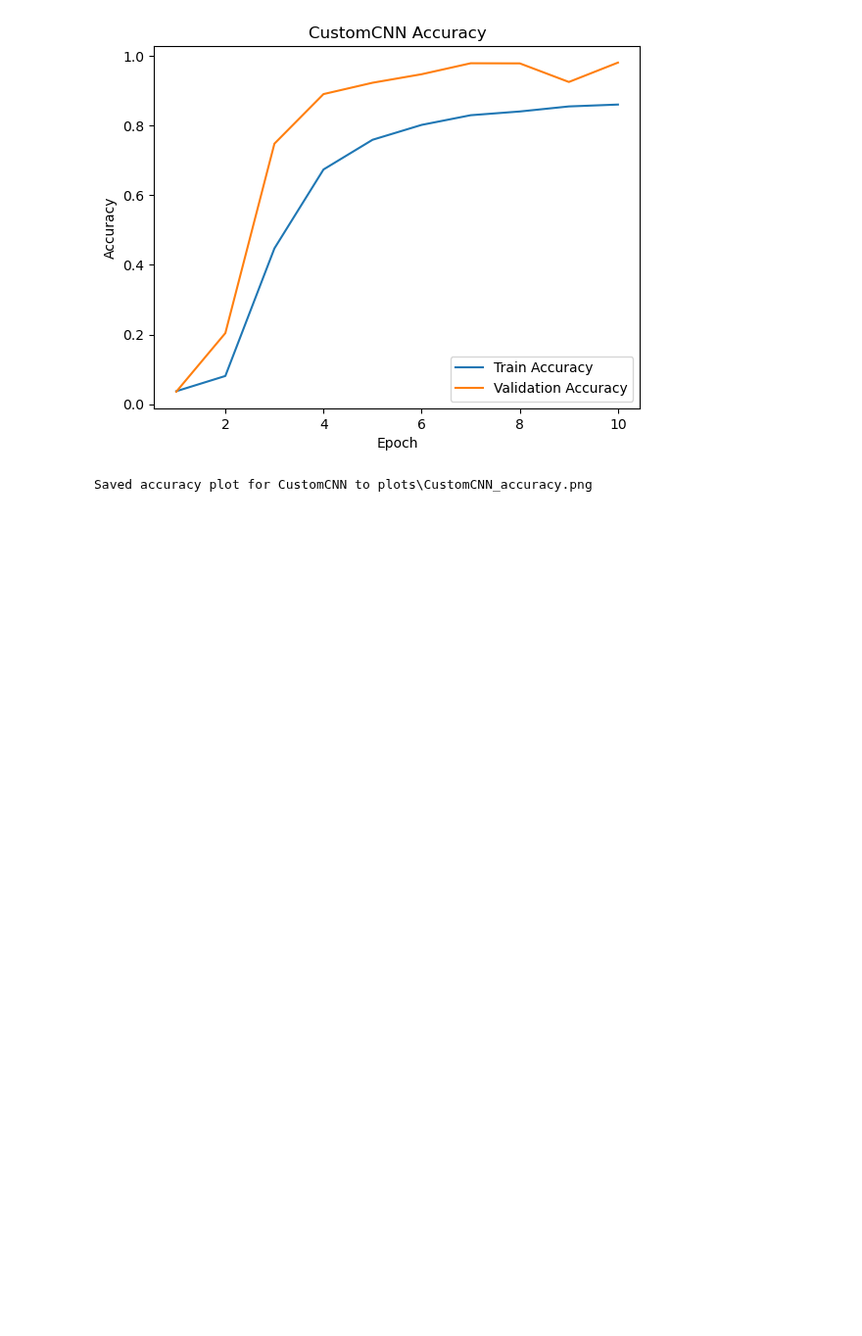
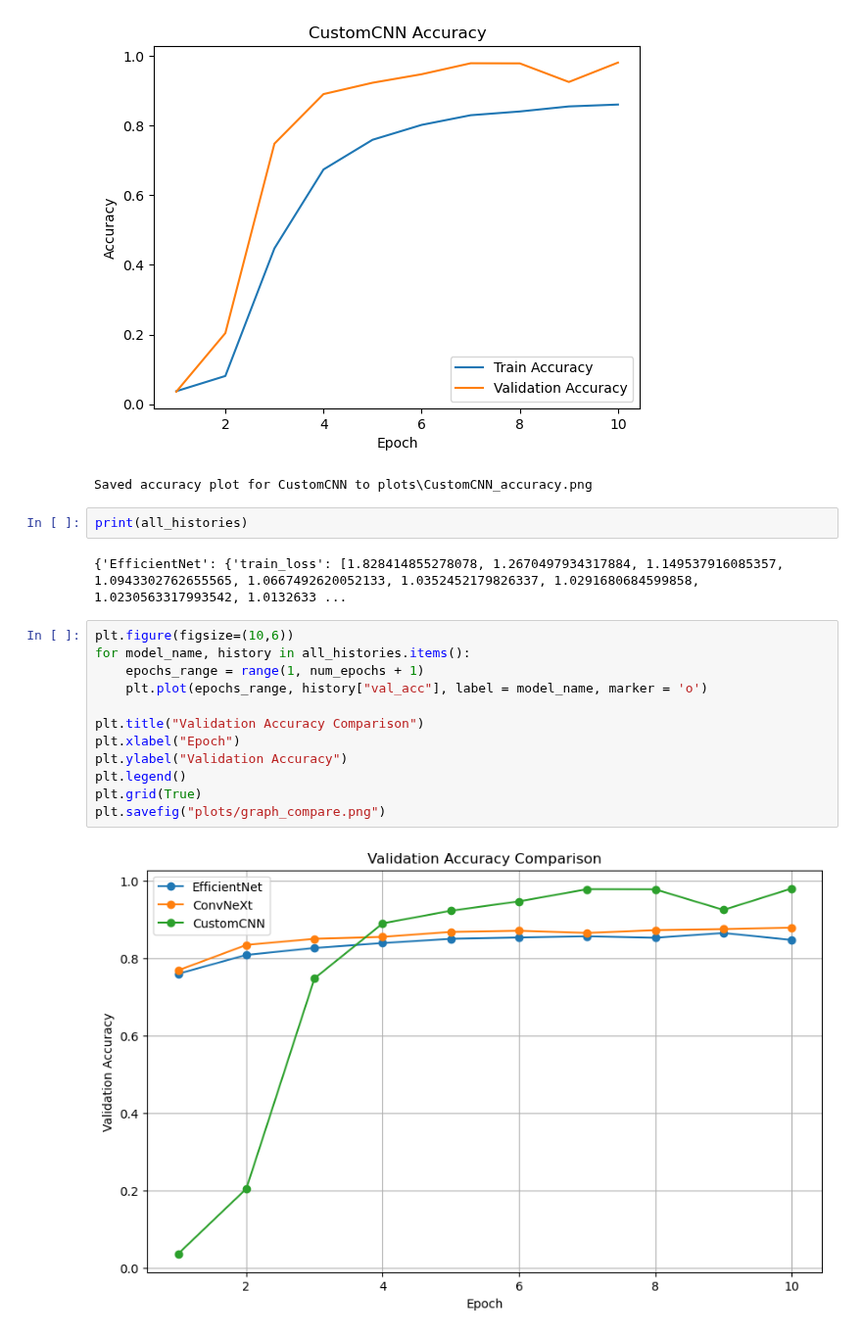
Before and after one commit to PierceNguyen/ECE176-FinalProject, a Jupyter notebook: FinalProject.ipynb, the cells around one changed output. Shown at 98% size. Cells and saved outputs as stored; diff of their text form; blank space fills up the shorter version.

Commit message:
Added more plots

```diff
--- a/FinalProject.ipynb
+++ b/FinalProject.ipynb
@@ -310,3 +310,21 @@ Saved accuracy plot for ConvNeXt to plots\ConvNeXt_accuracy.png
 Saved loss plot for CustomCNN to plots\CustomCNN_loss.png
 [figure]
 Saved accuracy plot for CustomCNN to plots\CustomCNN_accuracy.png
+# %%
+print(all_histories)
+# %% [output]
+{'EfficientNet': {'train_loss': [1.828414855278078, 1.2670497934317884, 1.149537916085357, 1.0943302762655565, 1.0667492620052133, 1.0352452179826337, 1.0291680684599858, 1.0230563317993542, 1.0132633 ...
+# %%
+plt.figure(figsize=(10,6))
+for model_name, history in all_histories.items():
+    epochs_range = range(1, num_epochs + 1)
+    plt.plot(epochs_range, history["val_acc"], label = model_name, marker = 'o')
+
+plt.title("Validation Accuracy Comparison")
+plt.xlabel("Epoch")
+plt.ylabel("Validation Accuracy")
+plt.legend()
+plt.grid(True)
+plt.savefig("plots/graph_compare.png")
+# %% [output]
+[figure, added]
```
Also changed, not shown: parts of 3 cells of this notebook, 1 other file.
